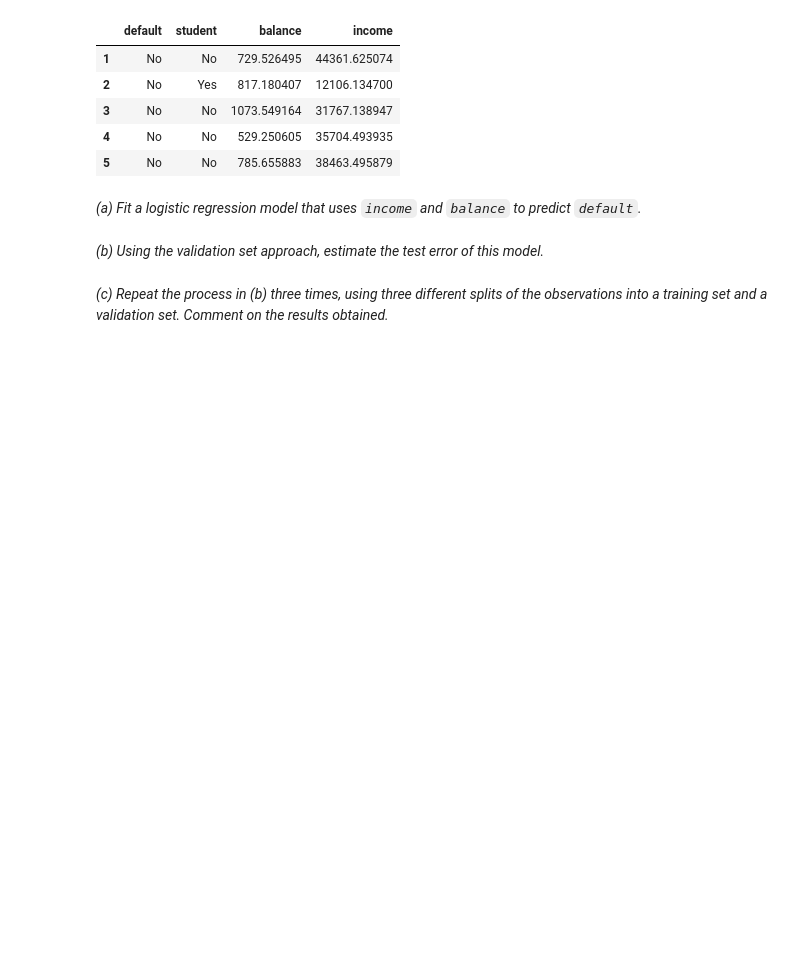
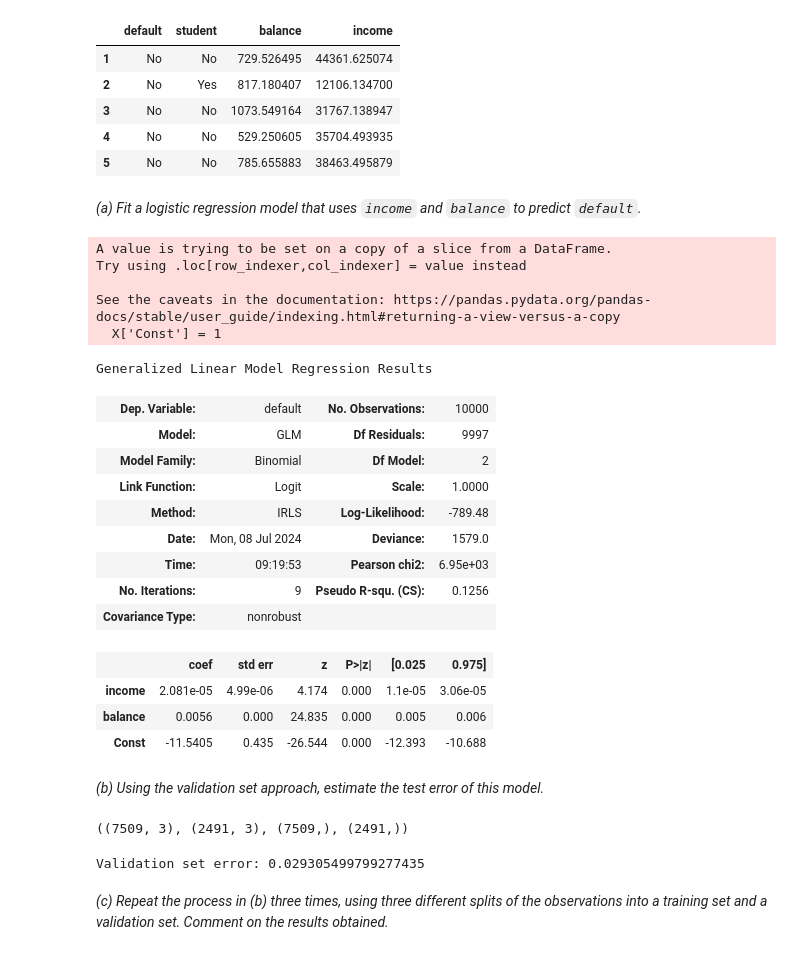
Before and after one commit to cainemerrick98/statistical_learning_problems, a Jupyter notebook: 4 resampling methods/applied.ipynb, the cells around one changed output. Drawn from its saved outputs; the diff is of its cells as text; code cells hidden in the pictures; blank space fills up the shorter version.

Commit message:
cross validation finished

```diff
--- a/4 resampling methods/applied.ipynb
+++ b/4 resampling methods/applied.ipynb
@@ -23,2 +24,32 @@ def_lr = sm.GLM()
+# %%
+X = default_df[['income', 'balance']]
+X['Const'] = 1
+
+y = default_df['default'] == 'Yes'
+# %% [output]
+A value is trying to be set on a copy of a slice from a DataFrame.
+Try using .loc[row_indexer,col_indexer] = value instead
+
+See the caveats in the documentation: https://pandas.pydata.org/pandas-docs/stable/user_guide/indexing.html#returning-a-view-versus-a-copy
+  X['Const'] = 1
+# %%
+def_lr = sm.GLM(y, X, sm.families.Binomial())
+results = def_lr.fit()
+results.summary()
+# %% [output]
+Generalized Linear Model Regression Results
+| Dep. Variable: | default | No. Observations: | 10000 |
+| Model: | GLM | Df Residuals: | 9997 |
+| Model Family: | Binomial | Df Model: | 2 |
+| Link Function: | Logit | Scale: | 1.0000 |
+| Method: | IRLS | Log-Likelihood: | -789.48 |
+| Date: | Mon, 08 Jul 2024 | Deviance: | 1579.0 |
+| Time: | 09:19:53 | Pearson chi2: | 6.95e+03 |
+| No. Iterations: | 9 | Pseudo R-squ. (CS): | 0.1256 |
+| Covariance Type: | nonrobust |  |  |
+|  | coef | std err | z | P>|z| | [0.025 | 0.975] |
+| income | 2.081e-05 | 4.99e-06 | 4.174 | 0.000 | 1.1e-05 | 3.06e-05 |
+| balance | 0.0056 | 0.000 | 24.835 | 0.000 | 0.005 | 0.006 |
+| Const | -11.5405 | 0.435 | -26.544 | 0.000 | -12.393 | -10.688 |
 # %% [markdown]
 *(b) Using the validation set approach, estimate the test error of this model.*
@@ -24,0 +61,4 @@ def_lr = sm.GLM()
+# %%
+X_train.shape, X_test.shape, y_train.shape, y_test.shape
+# %% [output]
+((7509, 3), (2491, 3), (7509,), (2491,))
@@ -25,2 +68,7 @@ def_lr = sm.GLM()
+# %%
+y_pred = results.predict(X_test) > 0.5
+print('Validation set error:', 1 - accuracy_score(y_test, y_pred))
+# %% [output]
+Validation set error: 0.029305499799277435
 # %% [markdown]
 *(c) Repeat the process in (b) three times, using three different splits of the observations into a training set and a validation set. Comment on the results obtained.*
```
Also changed, not shown: parts of 69 cells of this notebook, 1 other file.
